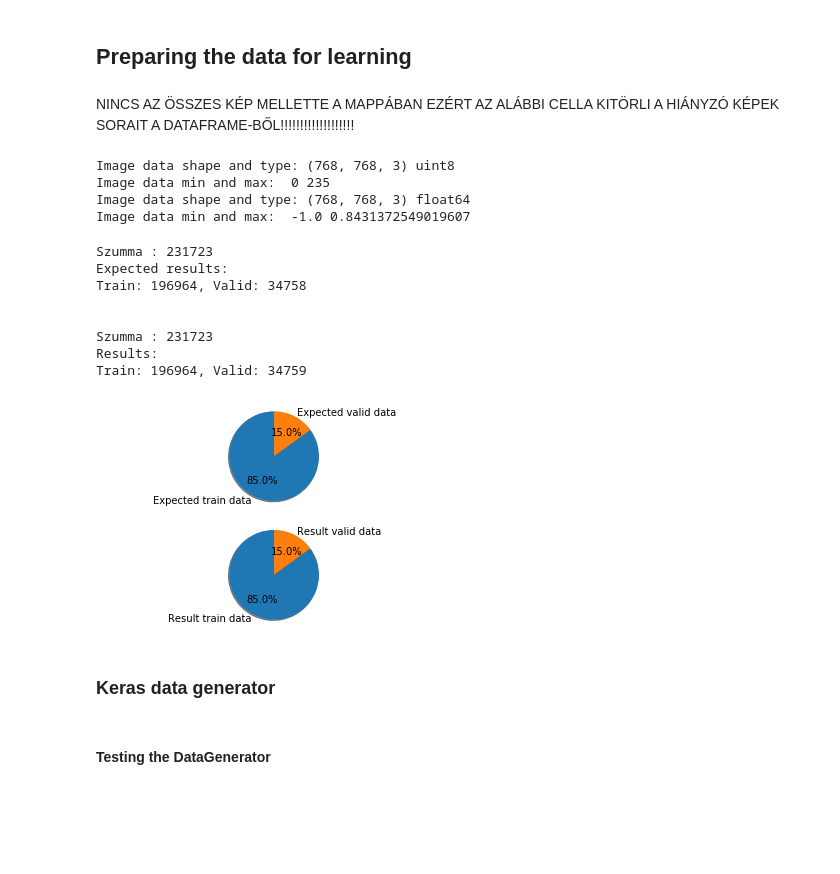
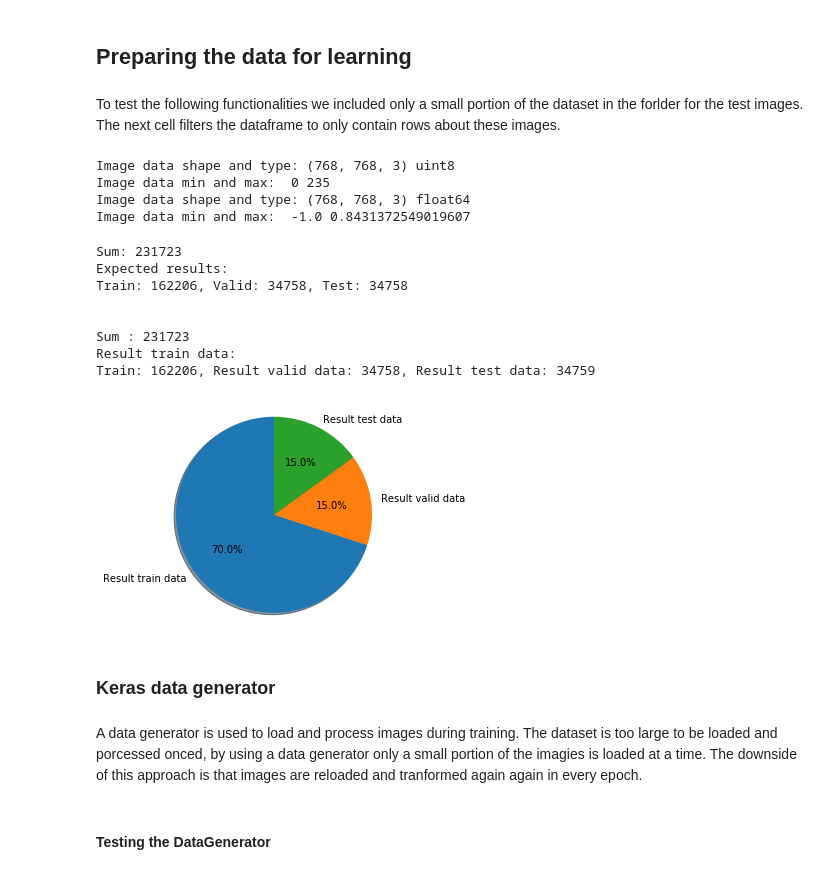
Before and after one commit to kaland313/vitmav45-ShipSeakers, a Jupyter notebook: NagyHFDataPrep.ipynb, the cells around one changed output. Drawn from its saved outputs; the diff is of its cells as text; code cells hidden in the pictures; blank space fills up the shorter version.

Commit message:
Hopefully everything in one file comments are needed everywhere

```diff
--- a/NagyHFDataPrep.ipynb
+++ b/NagyHFDataPrep.ipynb
@@ -248,7 +263,7 @@ Examples for
 # %% [markdown]
 ## Preparing the data for learning
-# %% [markdown]
-NINCS AZ ÖSSZES KÉP MELLETTE A MAPPÁBAN EZÉRT AZ ALÁBBI CELLA KITÖRLI A HIÁNYZÓ KÉPEK SORAIT A DATAFRAME-BŐL!!!!!!!!!!!!!!!!!!!
+# %% [markdown]
+To test the following functionalities we included only a small portion of the dataset in the forlder for the test images. The next cell filters the dataframe to only contain rows about these images.
 # %%
 ## This cell is only necessary if not all the training image files are present in the images folder
 import os
@@ -350,57 +333,55 @@ Image data min and max:  0 235
 Image data shape and type: (768, 768, 3) float64
 Image data min and max:  -1.0 0.8431372549019607
 # %%
-#Testing
+#Testing split
 valid_split = 0.15
+test_split = 0.15
 
 sum_ = image_ids_train.shape[0]
-trn = int(sum_ * (1-valid_split))
+trn = int(sum_ * (1-valid_split-test_split))
 van = int(sum_ * valid_split)
+ten = int(sum_ * test_split)
 
-print("Szumma : {}".format(sum_))
+print("Sum: {}".format(sum_))
 print(
-    "Expected results:\nTrain: {}, Valid: {}\n\n"
-    .format(trn, van)
+    "Expected results:\nTrain: {}, Valid: {}, Test: {}\n\n"
+    .format(trn, van, ten)
 )
 
-labels = "Expected train data", "Expected valid data"
-sizes = [trn, van]
+train, valid, test = separate(image_ids_train, valid_split, test_split)
 
-fig1, axes = plt.subplots(nrows=2)
-axes[0].pie(sizes, labels=labels, autopct='%1.1f%%', shadow=True, startangle=90)
-axes[0].axis('equal')  # Equal aspect ratio ensures that pie is drawn as a circle.
-
-train, valid = separate(image_ids_train, valid_split)
-
-sum_ = train.shape[0] + valid.shape[0]
+sum_ = train.shape[0] + valid.shape[0] + test.shape[0]
 trn = train.shape[0]
 van = valid.shape[0]
+ten = test.shape[0]
 
-print("Szumma : {}".format(sum_))
+print("Sum : {}".format(sum_))
 print(
-    "Results:\nTrain: {}, Valid: {}\n\n"
-    .format(trn, van)
+    "Result train data:\nTrain: {}, Result valid data: {}, Result test data: {}\n\n"
+    .format(trn, van, ten)
 )
 
-labels2 = "Result train data", "Result valid data"
-sizes2 = [trn, van]
+labels2 = "Result train data", "Result valid data", "Result test data"
+sizes2 = [trn, van, ten]
 
-axes[1].pie(sizes2, labels=labels2, autopct='%1.1f%%', shadow=True, startangle=90)
-axes[1].axis('equal')
+plt.pie(sizes2, labels=labels2, autopct='%1.1f%%', shadow=True, startangle=90)
+plt.axis('equal')
 
 plt.show()
 # %% [output]
-Szumma : 231723
+Sum: 231723
 Expected results:
-Train: 196964, Valid: 34758
+Train: 162206, Valid: 34758, Test: 34758
 
 
-Szumma : 231723
-Results:
-Train: 196964, Valid: 34759
+Sum : 231723
+Result train data:
+Train: 162206, Result valid data: 34758, Result test data: 34759
-[figure, old version]
+[figure, new version]
 # %% [markdown]
 ### Keras data generator
+# %% [markdown]
+A data generator is used to load and process images during training. The dataset is too large to be loaded and porcessed onced, by using a data generator only a small portion of the imagies is loaded at a time. The downside of this approach is that images are reloaded and tranformed again again in every epoch.
 # %%
 # Reference: https://stanford.edu/~shervine/blog/keras-how-to-generate-data-on-the-fly
 class DataGenerator(Sequence):
```
Also changed, not shown: parts of 6 cells of this notebook.
